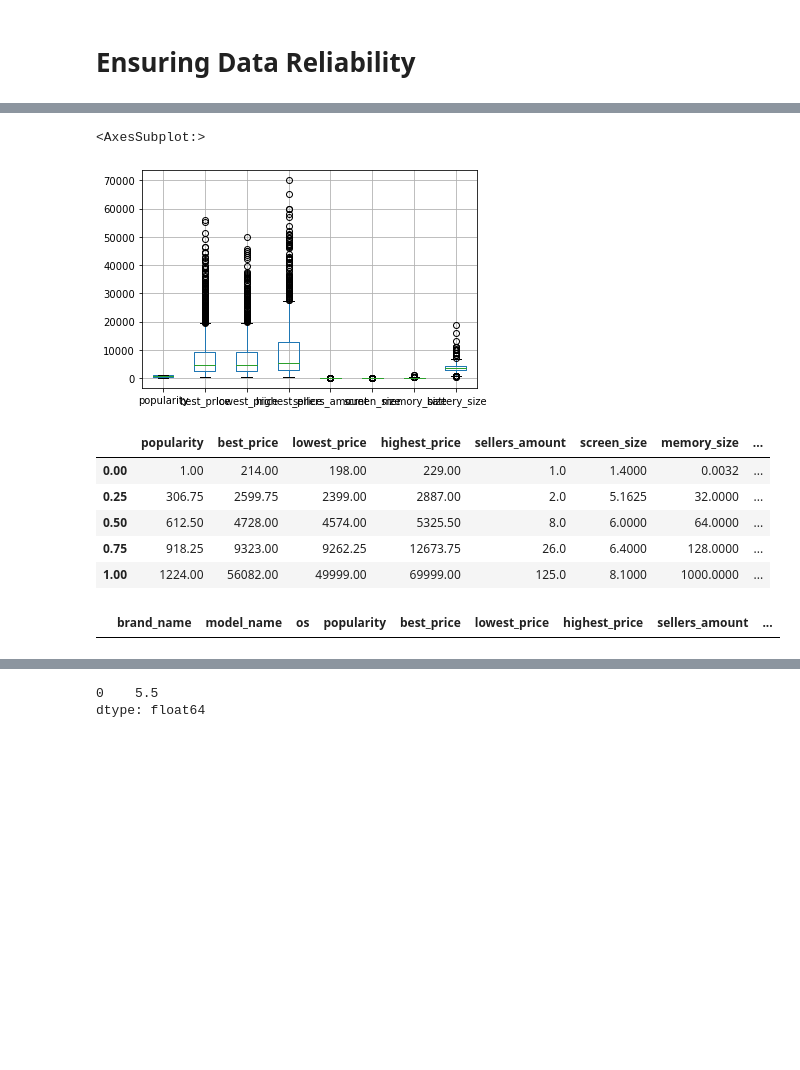
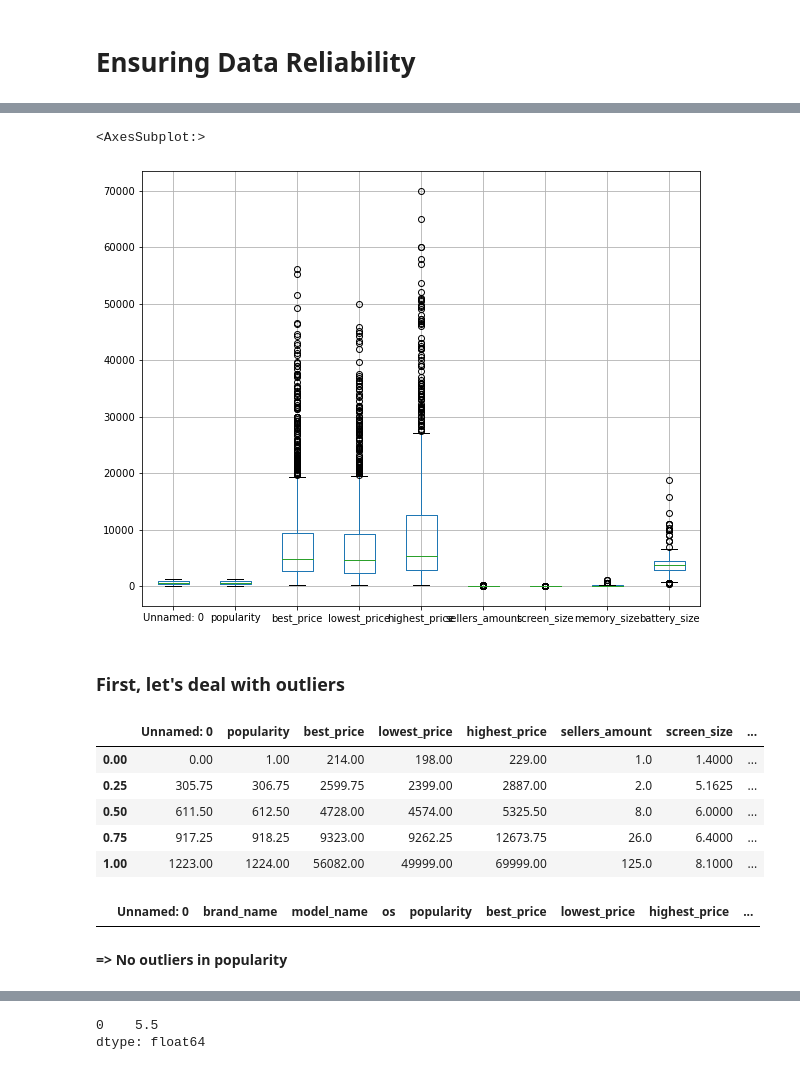
Before and after one commit to KhadijahMohamedAbd/Mobile_phones_Project, a Jupyter notebook: Mobile_Phones_Project.ipynb, the cells around one changed output, grey strips where cells are left out. Saved outputs shown, nothing was run; the diff lists cells and outputs as text; code cells hidden in the pictures; blank space fills up the shorter version.

```diff
--- a/Mobile_Phones_Project.ipynb
+++ b/Mobile_Phones_Project.ipynb
@@ -17,4 +18,5 @@ df.head()
 # %% [markdown]
 # Ensuring Data Reliability
 # %%
-df.drop(columns=['Unnamed: 0'], inplace=True)
+#checking for duplicates
+df['Unnamed: 0'].duplicated().sum()
@@ -58,18 +76,22 @@ df.describe()
 # %%
+#visualizing outliers
+plt.figure(figsize=(10,8))
 df.boxplot()
 # %% [output]
 <AxesSubplot:>
-[figure, old version]
+[figure, new version]
+# %% [markdown]
+### First, let's deal with outliers
 # %%
-#Evaluating outliers
+#Evaluating quantiles
 df.quantile([0,0.25,0.5,0.75,1])
 # %% [output]
-|  | popularity | best_price | lowest_price | highest_price | sellers_amount | screen_size | memory_size | ... |
-| 0.00 | 1.00 | 214.00 | 198.00 | 229.00 | 1.0 | 1.4000 | 0.0032 | ... |
-| 0.25 | 306.75 | 2599.75 | 2399.00 | 2887.00 | 2.0 | 5.1625 | 32.0000 | ... |
-| 0.50 | 612.50 | 4728.00 | 4574.00 | 5325.50 | 8.0 | 6.0000 | 64.0000 | ... |
-| 0.75 | 918.25 | 9323.00 | 9262.25 | 12673.75 | 26.0 | 6.4000 | 128.0000 | ... |
-| 1.00 | 1224.00 | 56082.00 | 49999.00 | 69999.00 | 125.0 | 8.1000 | 1000.0000 | ... |
+|  | Unnamed: 0 | popularity | best_price | lowest_price | highest_price | sellers_amount | screen_size | ... |
+| 0.00 | 0.00 | 1.00 | 214.00 | 198.00 | 229.00 | 1.0 | 1.4000 | ... |
+| 0.25 | 305.75 | 306.75 | 2599.75 | 2399.00 | 2887.00 | 2.0 | 5.1625 | ... |
+| 0.50 | 611.50 | 612.50 | 4728.00 | 4574.00 | 5325.50 | 8.0 | 6.0000 | ... |
+| 0.75 | 917.25 | 918.25 | 9323.00 | 9262.25 | 12673.75 | 26.0 | 6.4000 | ... |
+| 1.00 | 1223.00 | 1224.00 | 56082.00 | 49999.00 | 69999.00 | 125.0 | 8.1000 | ... |
 # %%
 #Popularity_Outliers
 Pop_Q1=df['popularity'].quantile(0.25)
@@ -80,4 +102,4 @@ Pop_lower = Pop_Q1 - Pop_IQR*1.5
 Pop_outlier = df[(df['popularity']>Pop_upper)|(df['popularity']<Pop_lower)]
 Pop_outlier
 # %% [output]
-|  | brand_name | model_name | os | popularity | best_price | lowest_price | highest_price | sellers_amount | ... |
+|  | Unnamed: 0 | brand_name | model_name | os | popularity | best_price | lowest_price | highest_price | ... |
@@ -86,2 +106,4 @@ Pop_outlier
+# %% [markdown]
+**=> No outliers in popularity**
 # %%
 #best_price_Outliers
```
Also changed, not shown: parts of 76 cells of this notebook.
